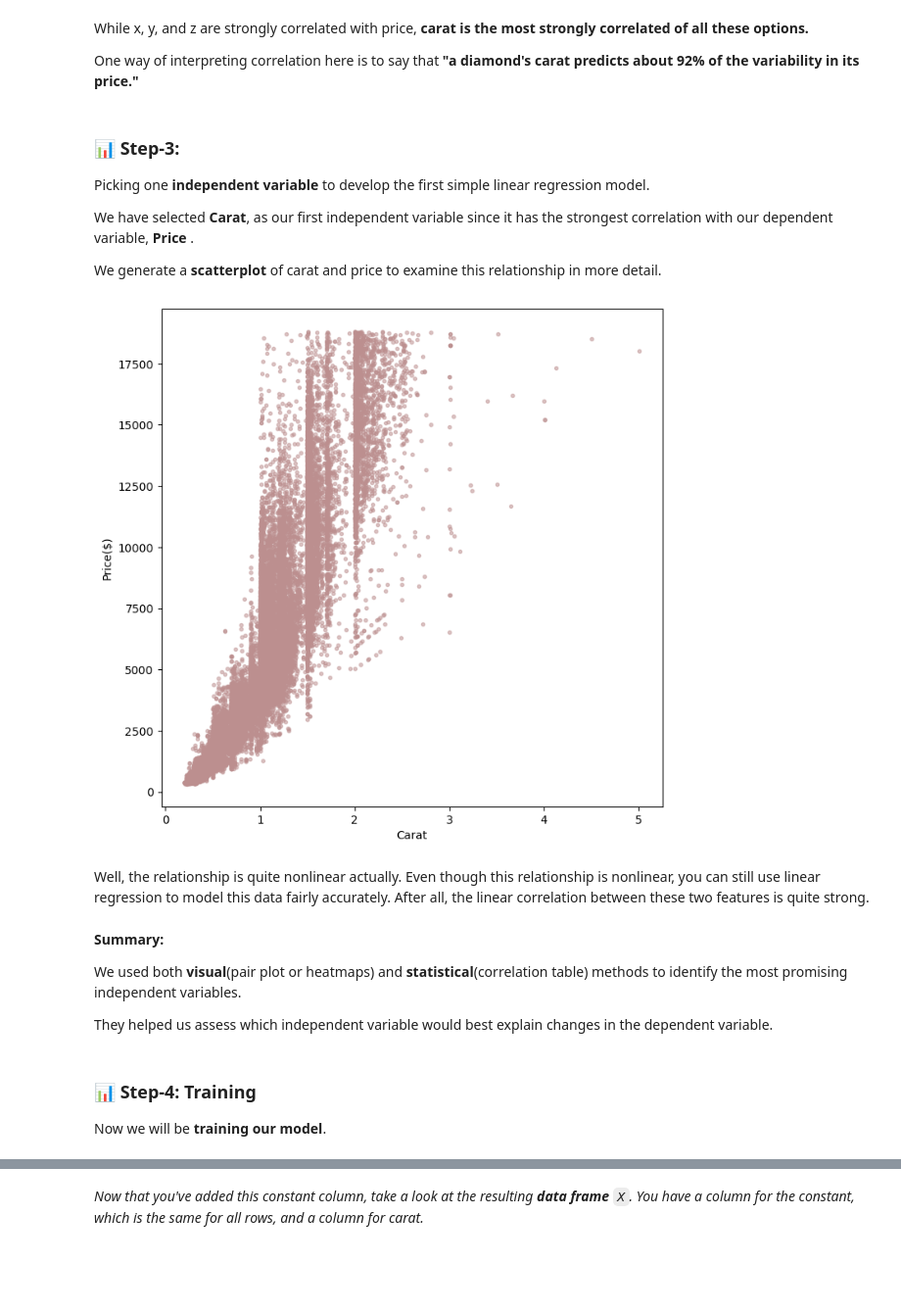
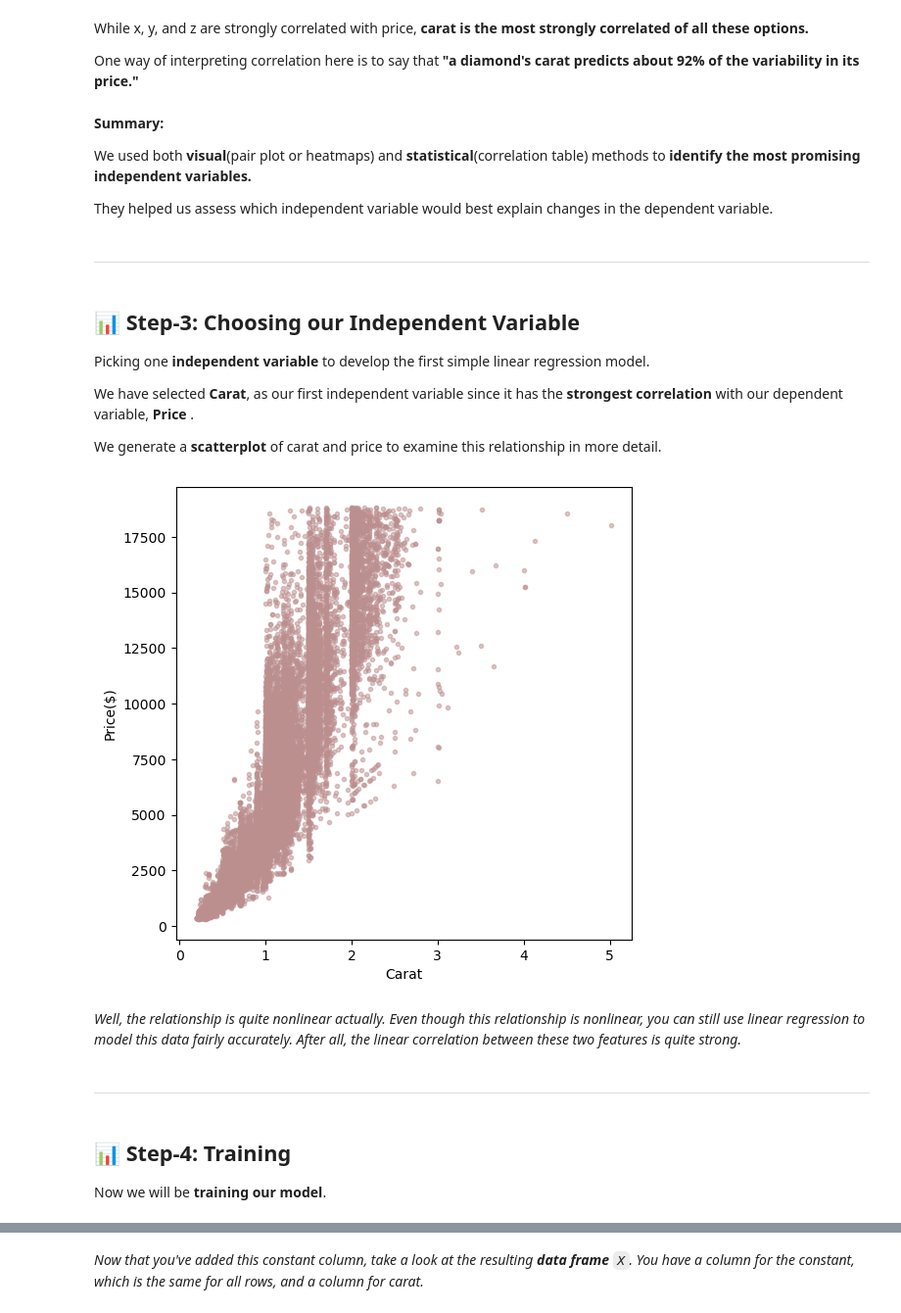
Before and after one commit to ayushi-gajendra/Diamond-Price-Prediction, a Jupyter notebook: Diamond-Analysis-II-LinearRegression.ipynb, the cells around one changed output, grey strips where cells are left out. Shown at 98% size. Saved outputs shown, nothing was run; the diff lists cells and outputs as text; code cells hidden in the pictures; blank space fills up the shorter version.

```diff
--- a/Diamond-Analysis-II-LinearRegression.ipynb
+++ b/Diamond-Analysis-II-LinearRegression.ipynb
@@ -139,30 +195,35 @@ df[columns].corr()
 While x, y, and z are strongly correlated with price, **carat is the most strongly correlated of all these options.**
 
 One way of interpreting correlation here is to say that **"a diamond's carat predicts about 92% of the variability in its price."**
+# %% [markdown]
+**Summary:**
+
+We used both **visual**(pair plot or heatmaps) and **statistical**(correlation table) methods to **identify the most promising independent variables.**
+
+They helped us assess which independent variable would best explain changes in the dependent variable.
+# %% [markdown]
+---
 # %% [markdown]
-### 📊 Step-3:
+## 📊 Step-3: Choosing our Independent Variable
+
 Picking one **independent variable** to develop the first simple linear regression model.
 
-We have selected **Carat**, as our first independent variable since it has the strongest correlation with our dependent variable, **Price** .
+We have selected **Carat**, as our first independent variable since it has the **strongest correlation** with our dependent variable, **Price** .
 
 We generate a **scatterplot** of carat and price to examine this relationship in more detail.
 # %%
-plt.figure(figsize=(8,8))
+plt.figure(figsize=(6,6))
 plt.scatter(df["carat"], df["price"], color="RosyBrown", alpha=0.5, marker=".")
 plt.xlabel("Carat")
 plt.ylabel("Price($)")
 plt.show()
 # %% [output]
-[figure, old version]
+[figure, new version]
 # %% [markdown]
-Well, the relationship is quite nonlinear actually. Even though this relationship is nonlinear, you can still use linear regression to model this data fairly accurately. After all, the linear correlation between these two features is quite strong.
+*Well, the relationship is quite nonlinear actually. Even though this relationship is nonlinear, you can still use linear regression to model this data fairly accurately. After all, the linear correlation between these two features is quite strong.*
-# %% [markdown]
-**Summary:**
-
-We used both **visual**(pair plot or heatmaps) and **statistical**(correlation table) methods to identify the most promising independent variables.
-
-They helped us assess which independent variable would best explain changes in the dependent variable.
+# %% [markdown]
+---
 # %% [markdown]
-### 📊 Step-4: **Training**
+## 📊 Step-4: Training
 Now we will be **training our model**.
 # %% [markdown]
```
Also changed, not shown: parts of 119 cells of this notebook, 7 other files.
